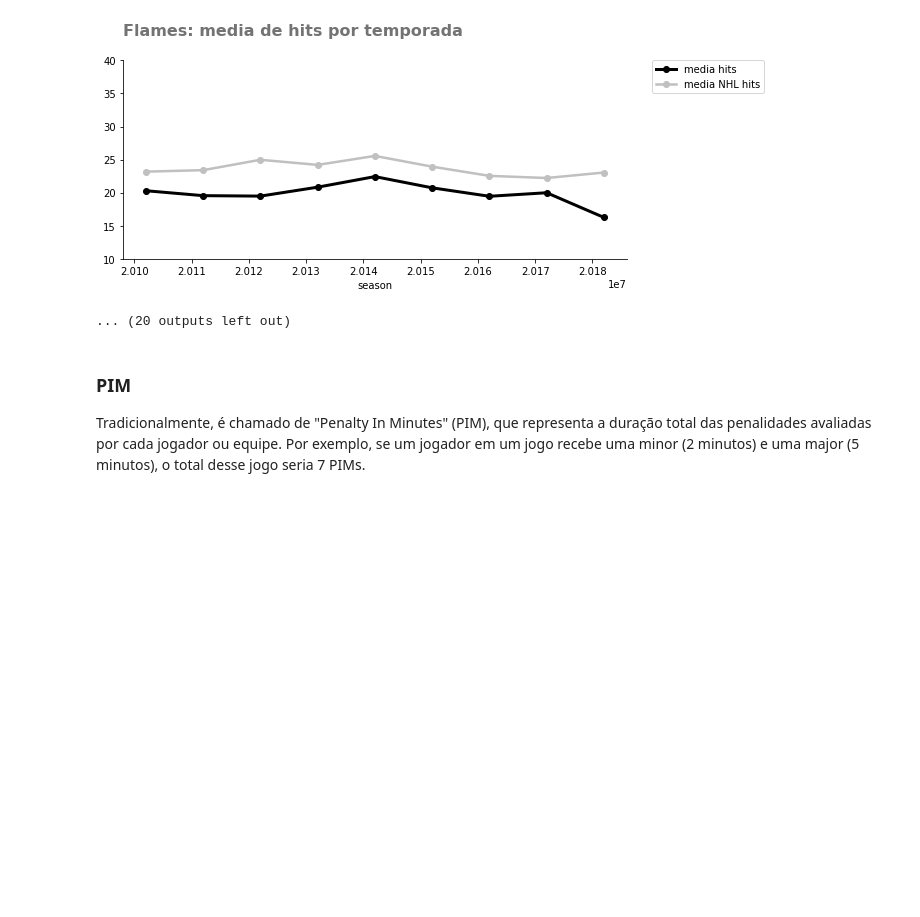
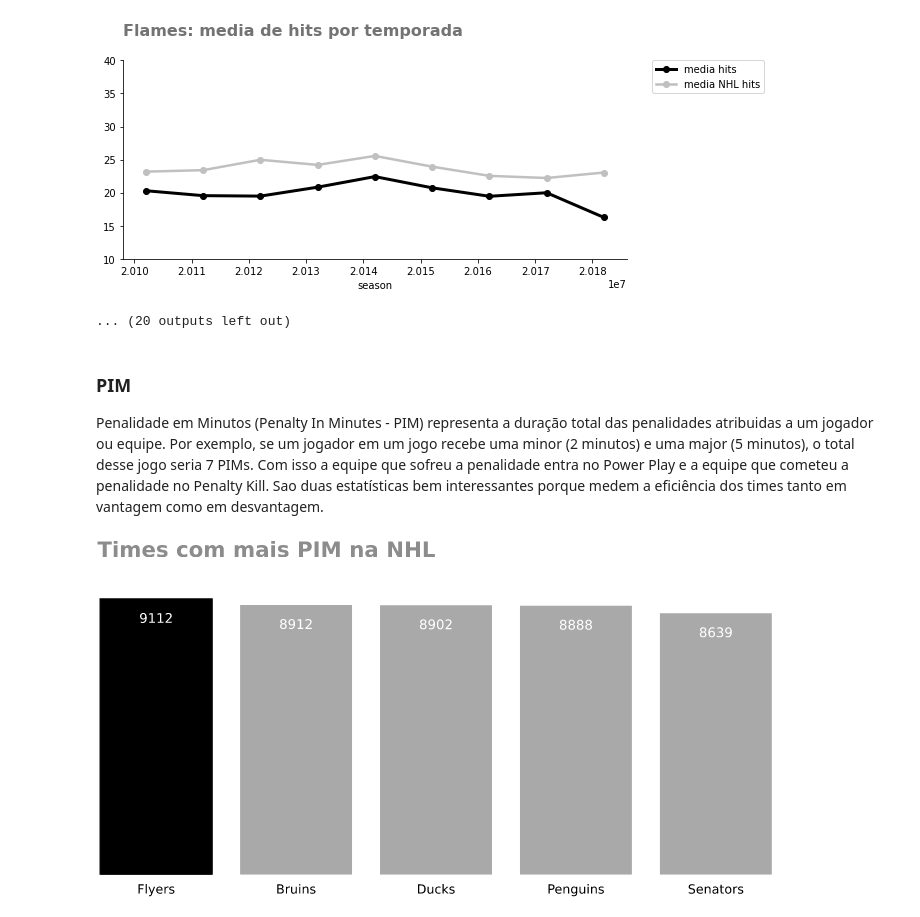
Before and after one commit to DanOakStats/NHL, a Jupyter notebook: eda_data_codeless.ipynb, the cells around one changed output. Drawn from its saved outputs; the diff is of its cells as text; code cells hidden in the pictures; blank space fills up the shorter version.

```diff
--- a/eda_data_codeless.ipynb
+++ b/eda_data_codeless.ipynb
@@ -428,4 +428,4 @@ for team in list(nhl_eda["team_name"].sort_values().unique()):
 ... (20 outputs left out)
 # %% [markdown]
 ### PIM
-Tradicionalmente, é chamado de "Penalty In Minutes" (PIM), que representa a duração total das penalidades avaliadas por cada jogador ou equipe. Por exemplo, se um jogador em um jogo recebe uma minor (2 minutos) e uma major (5 minutos), o total desse jogo seria 7 PIMs.
+Penalidade em Minutos (Penalty In Minutes - PIM) representa a duração total das penalidades atribuidas a um jogador ou equipe. Por exemplo, se um jogador em um jogo recebe uma minor (2 minutos) e uma major (5 minutos), o total desse jogo seria 7 PIMs. Com isso a equipe que sofreu a penalidade entra no Power Play e a equipe que cometeu a penalidade no Penalty Kill. Sao duas estatísticas bem interessantes porque medem a eficiência dos times tanto em vantagem como em desvantagem.
@@ -509,0 +432,4 @@ plt.tight_layout()
+# %%
+Image(filename="images/pimstimes.png")
+# %% [output]
+[figure, added]
```
Also changed, not shown: parts of 20 cells of this notebook.
